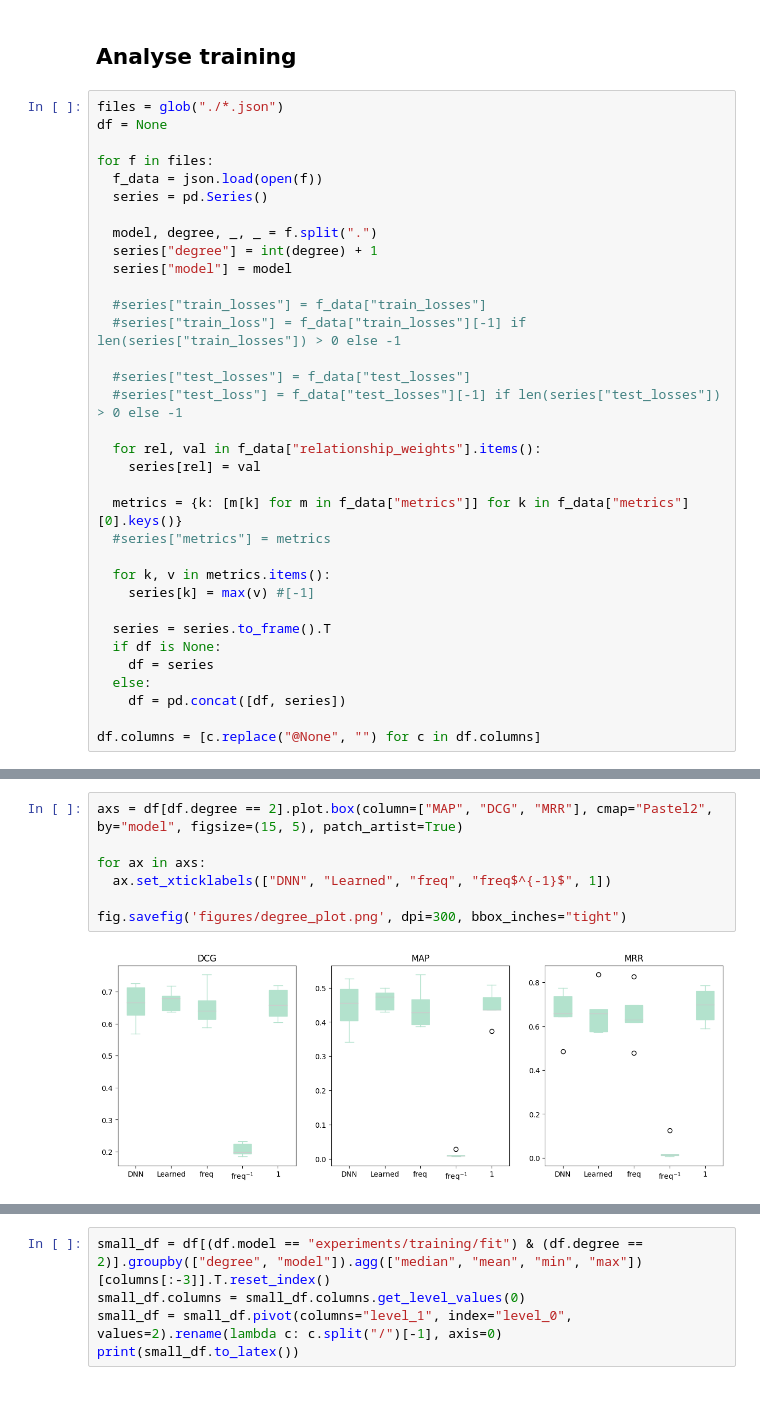
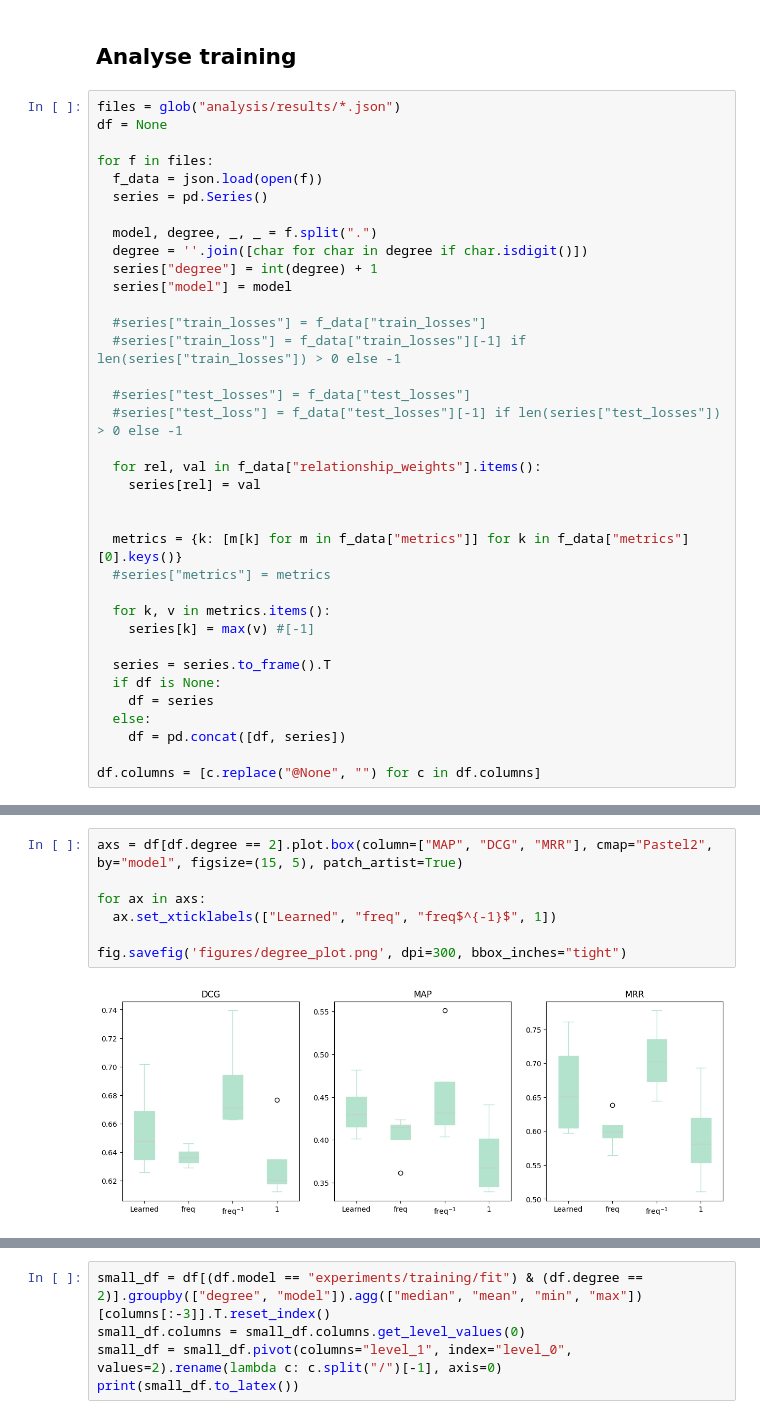
Before and after one commit to andreasalvucci/influence_prediction_experiments, a Jupyter notebook: analyse_experiments.ipynb, the cells around one changed output, grey strips where cells are left out. Cells and saved outputs as stored; diff of their text form.

Commit message:
correct notebook and add figures

```diff
--- a/analyse_experiments.ipynb
+++ b/analyse_experiments.ipynb
@@ -11,7 +11,7 @@ import numpy as np
 # %% [markdown]
 ## Analyse training
 # %%
-files = glob("./*.json")
+files = glob("analysis/results/*.json")
 df = None
 
 for f in files:
@@ -19,6 +19,7 @@ for f in files:
   series = pd.Series()
 
   model, degree, _, _ = f.split(".")
+  degree = ''.join([char for char in degree if char.isdigit()])
   series["degree"] = int(degree) + 1
   series["model"] = model
 
@@ -30,6 +31,7 @@ for f in files:
 
   for rel, val in f_data["relationship_weights"].items():
     series[rel] = val
+
 
   metrics = {k: [m[k] for m in f_data["metrics"]] for k in f_data["metrics"][0].keys()}
   #series["metrics"] = metrics
@@ -88,12 +104,12 @@ fig.savefig('figures/degree_plot.png', dpi=300, bbox_inches="tight")
 # %%
 axs = df[df.degree == 2].plot.box(column=["MAP", "DCG", "MRR"], cmap="Pastel2", by="model", figsize=(15, 5), patch_artist=True)
 
 for ax in axs:
-  ax.set_xticklabels(["DNN", "Learned", "freq", "freq$^{-1}$", 1])
+  ax.set_xticklabels(["Learned", "freq", "freq$^{-1}$", 1])
 
 fig.savefig('figures/degree_plot.png', dpi=300, bbox_inches="tight")
 # %% [output]
-[figure, old version]
+[figure, new version]
 # %%
 print(df[df.degree == 2].sort_values(["MAP", "DCG", "MRR"], ascending=False).groupby("model")[["MAP", "DCG", "MRR"]].agg(lambda x: f"${x.mean():1.2f} \pm {x.std():1.2f}$").to_latex())
 # %% [output]
```
Also changed, not shown: parts of 8 cells of this notebook, 2 other files.
